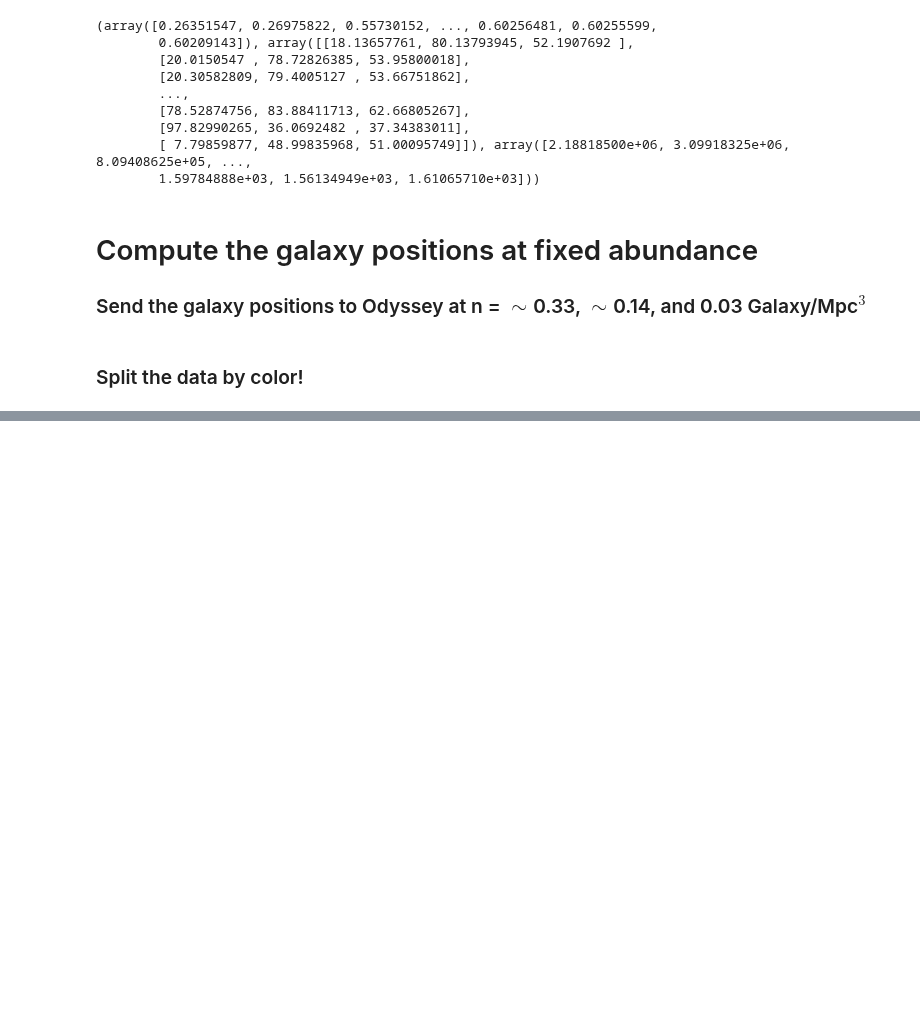
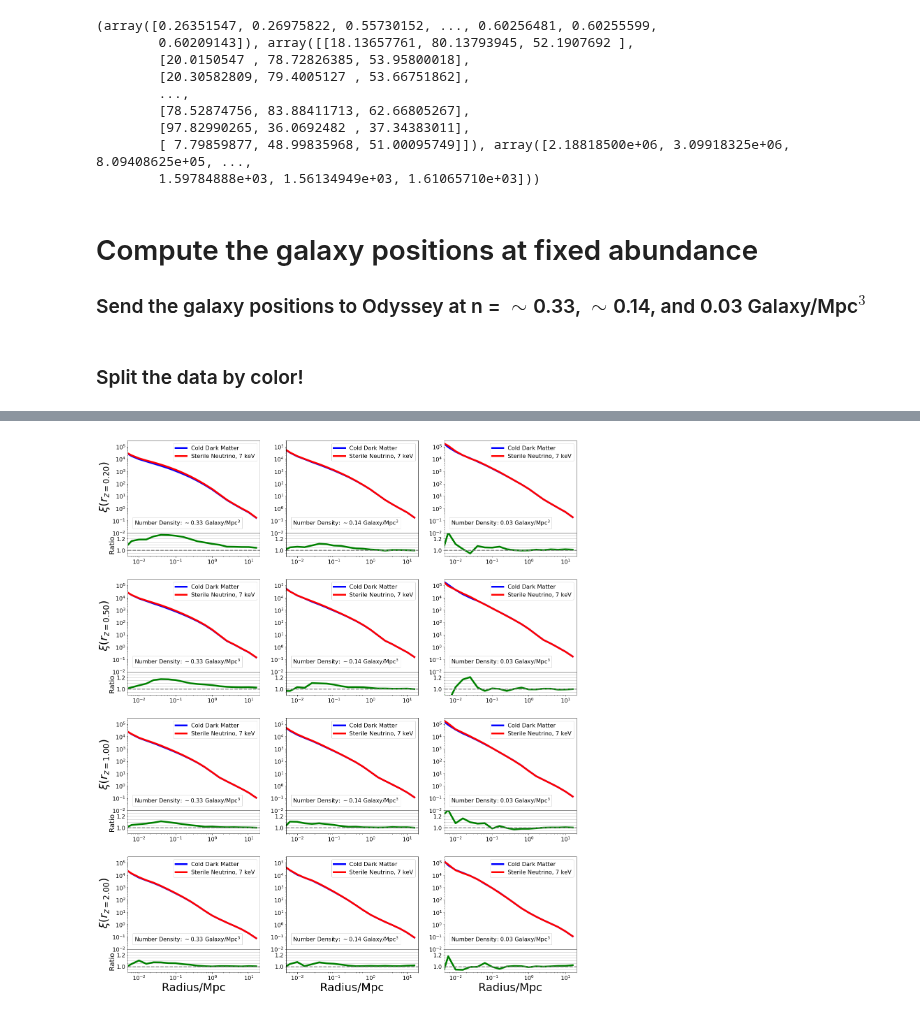
Before and after one commit to mshiferaw/WDM, a Jupyter notebook: Summer 2020/5 Redshift.ipynb, the cells around one changed output, grey strips where cells are left out. Drawn from its saved outputs; the diff is of its cells as text; code cells hidden in the pictures; blank space fills up the shorter version.

Commit message:
Make the correlation function at higher redshifts

```diff
--- a/Summer 2020/5 Redshift.ipynb
+++ b/Summer 2020/5 Redshift.ipynb
@@ -99,0 +103,58 @@ for n in [326952,136834,30000]:
+# %%
+fig = plt.figure(figsize = (23,28)) # 30,32 #21,30 #23,28
+gs = gridspec.GridSpec(4, 3)
+
+i=0
+for z in [0.2,0.5,1.00,2.00]:
+
+    z="{:.2f}".format(z)
+
+    for n, n_text in zip([0.33,0.14,0.03],['$\sim$0.33','$\sim$0.14','0.03']):
+
+        n="{:.2f}".format(n)
+
+        # load data
+        CUTE_cdm_sorted = np.genfromtxt("Output/redshift/corr_cdm_galaxy_position_z"+z+"_n"+n+".txt")
+        CUTE_wdm_sorted = np.genfromtxt("Output/redshift/corr_wdm_galaxy_position_z"+z+"_n"+n+".txt")
+
+        textstr = r'Number Density: '+n_text+' Galaxy/Mpc$^{3}$'
+        props = dict(facecolor='none', edgecolor='lightgrey', pad = 5.0)
+
+        grid = gridspec.GridSpecFromSubplotSpec(2, 1, subplot_spec=gs[i], hspace=0, height_ratios=[4,1])
+
+        # first grid
+        grid0 = fig.add_subplot(grid[0])
+        grid0.loglog(CUTE_cdm_sorted[:,0], CUTE_cdm_sorted[:,1], label = "Cold Dark Matter", linewidth = 5,
+                     color = "blue")
+        grid0.loglog(CUTE_wdm_sorted[:,0], CUTE_wdm_sorted[:,1], label = "Sterile Neutrino, 7 keV",
+                     linewidth = 5, color = "red")
+        grid0.text(0.05, 0.15, textstr, transform = grid0.transAxes, fontsize = 16,
+                   verticalalignment = 'top', bbox=props)
+        grid0.set_ylim(10**-2, 10**5.5) #10**-1.25, 10**5.5
+        grid0.legend(fontsize = 16)
+
+        # second grid
+        grid1 = fig.add_subplot(grid[1], sharex=grid0)
+        grid1.semilogx(CUTE_wdm_sorted[:,0], CUTE_wdm_sorted[:,1]/CUTE_cdm_sorted[:,1], linewidth = 5,
+                       color = "green")
+        grid1.axhline(y = 1, color = "grey", ls = "--", linewidth = 2.5)
+        grid1.set_ylim(0.9, 1.3) #0.9, 1.3
+        grid1.yaxis.grid(which = "both")
+
+        # details
+        for grid in [grid0,grid1]:
+            grid.tick_params(labelsize=16)
+            grid.set_xlim(5*10**-3, 2e1)
+            grid.minorticks_on()
+
+        if (i==0)|(i==3)|(i==6)|(i==9):
+            grid0.set_ylabel(r"$\xi(r_{z="+z+"})$", fontsize = 32)
+            grid1.set_ylabel("Ratio", fontsize = 20)
+        if i>8:
+            grid1.set_xlabel("Radius/Mpc", fontsize = 32)
+        i+=1
+
+plt.savefig('Images/Summer2020/Redshift.pdf')
+plt.show()
+# %% [output]
+[figure, added]
```
Also changed, not shown: parts of 2 cells of this notebook.
